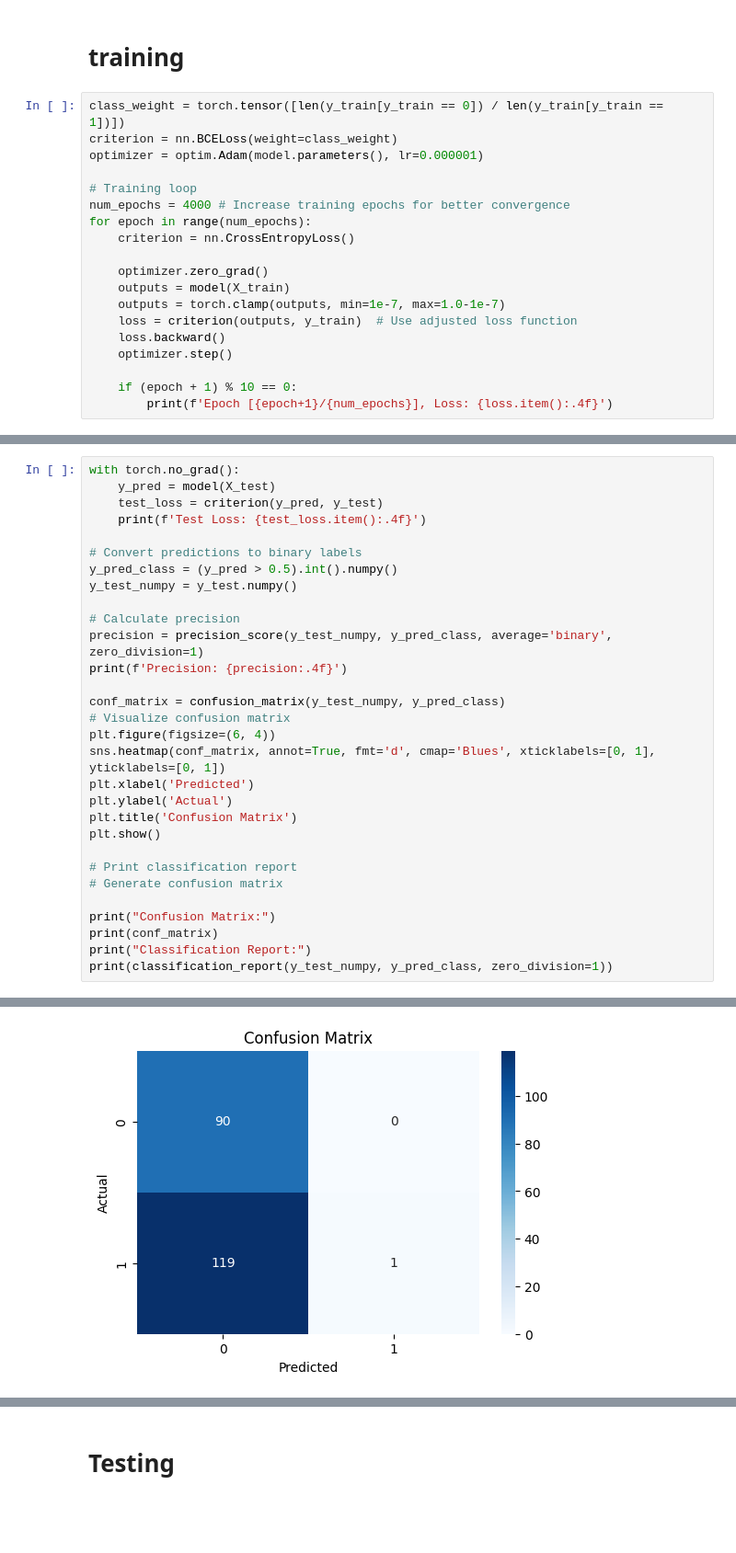
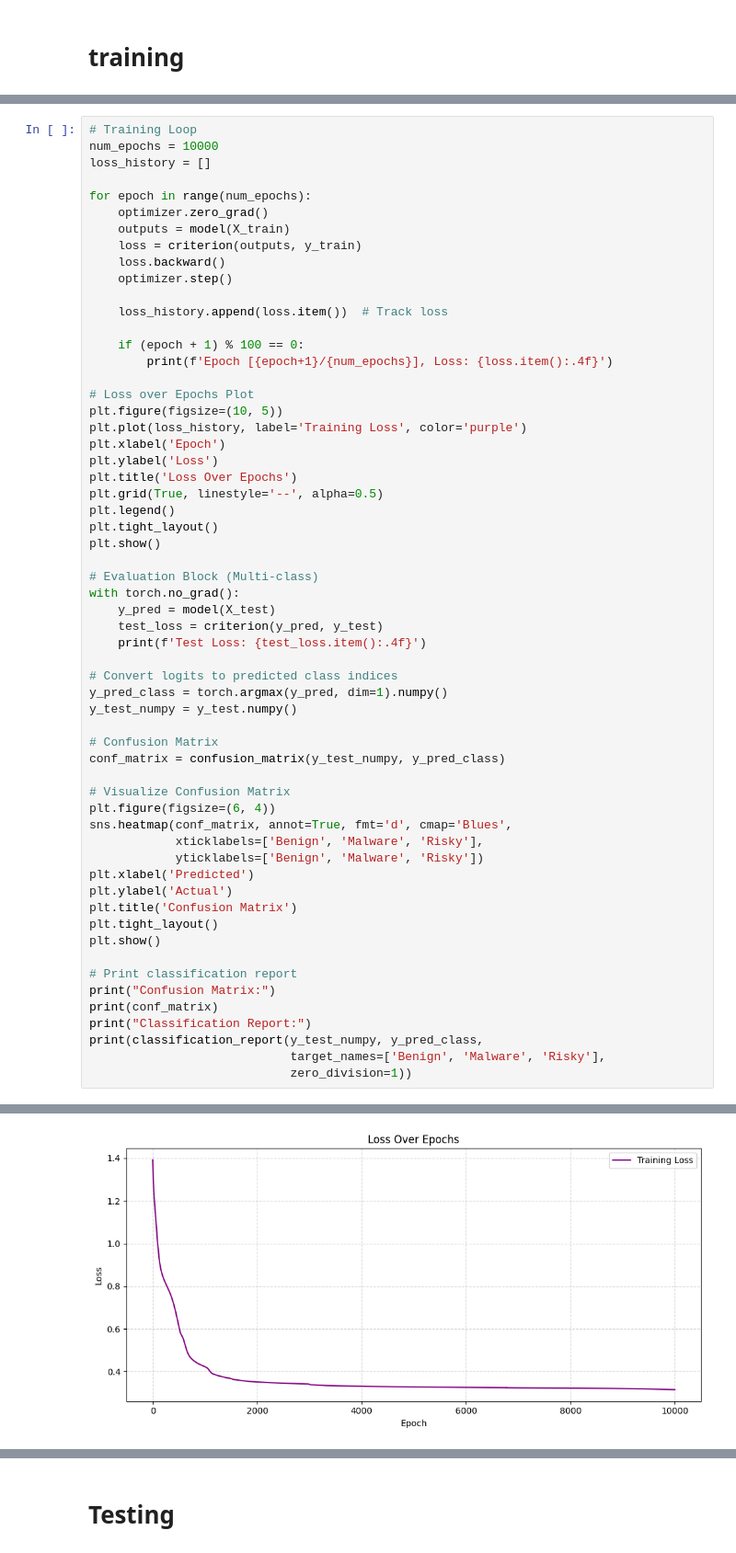
Before and after one commit to gentlsnek/AndroFuzz-MLC, a Jupyter notebook: model4_multiclass.ipynb, the cells around one changed output, grey strips where cells are left out. Shown at 92% size. Drawn from its saved outputs; the diff is of its cells as text; blank space fills up the shorter version.

```diff
--- a/model4_multiclass.ipynb
+++ b/model4_multiclass.ipynb
@@ -122,21 +131,2 @@ model = ANFIS(input_dim, num_rules)
 # %% [markdown]
 # training
-# %%
-class_weight = torch.tensor([len(y_train[y_train == 0]) / len(y_train[y_train == 1])])
-criterion = nn.BCELoss(weight=class_weight)
-optimizer = optim.Adam(model.parameters(), lr=0.000001)
-
-# Training loop
-num_epochs = 4000 # Increase training epochs for better convergence
-for epoch in range(num_epochs):
-    criterion = nn.CrossEntropyLoss()
-
-    optimizer.zero_grad()
-    outputs = model(X_train)
-    outputs = torch.clamp(outputs, min=1e-7, max=1.0-1e-7)
-    loss = criterion(outputs, y_train)  # Use adjusted loss function
-    loss.backward()
-    optimizer.step()
-
-    if (epoch + 1) % 10 == 0:
-        print(f'Epoch [{epoch+1}/{num_epochs}], Loss: {loss.item():.4f}')
@@ -161,31 +133,60 @@ Epoch [4000/4000], Loss: 1734.0507
 # %%
+# Training Loop
+num_epochs = 10000
+loss_history = []
+
+for epoch in range(num_epochs):
+    optimizer.zero_grad()
+    outputs = model(X_train)
+    loss = criterion(outputs, y_train)
+    loss.backward()
+    optimizer.step()
+
+    loss_history.append(loss.item())  # Track loss
+
+    if (epoch + 1) % 100 == 0:
+        print(f'Epoch [{epoch+1}/{num_epochs}], Loss: {loss.item():.4f}')
+
+# Loss over Epochs Plot
+plt.figure(figsize=(10, 5))
+plt.plot(loss_history, label='Training Loss', color='purple')
+plt.xlabel('Epoch')
+plt.ylabel('Loss')
+plt.title('Loss Over Epochs')
+plt.grid(True, linestyle='--', alpha=0.5)
+plt.legend()
+plt.tight_layout()
+plt.show()
+
+# Evaluation Block (Multi-class)
 with torch.no_grad():
     y_pred = model(X_test)
     test_loss = criterion(y_pred, y_test)
     print(f'Test Loss: {test_loss.item():.4f}')
 
-# Convert predictions to binary labels
-y_pred_class = (y_pred > 0.5).int().numpy()
+# Convert logits to predicted class indices
+y_pred_class = torch.argmax(y_pred, dim=1).numpy()
 y_test_numpy = y_test.numpy()
 
-# Calculate precision
-precision = precision_score(y_test_numpy, y_pred_class, average='binary', zero_division=1)
-print(f'Precision: {precision:.4f}')
+# Confusion Matrix
+conf_matrix = confusion_matrix(y_test_numpy, y_pred_class)
 
-conf_matrix = confusion_matrix(y_test_numpy, y_pred_class)
-# Visualize confusion matrix
+# Visualize Confusion Matrix
 plt.figure(figsize=(6, 4))
-sns.heatmap(conf_matrix, annot=True, fmt='d', cmap='Blues', xticklabels=[0, 1], yticklabels=[0, 1])
+sns.heatmap(conf_matrix, annot=True, fmt='d', cmap='Blues',
+            xticklabels=['Benign', 'Malware', 'Risky'],
+            yticklabels=['Benign', 'Malware', 'Risky'])
 plt.xlabel('Predicted')
 plt.ylabel('Actual')
 plt.title('Confusion Matrix')
+plt.tight_layout()
 plt.show()
 
 # Print classification report
-# Generate confusion matrix
-
 print("Confusion Matrix:")
 print(conf_matrix)
 print("Classification Report:")
-print(classification_report(y_test_numpy, y_pred_class, zero_division=1))
+print(classification_report(y_test_numpy, y_pred_class,
+                            target_names=['Benign', 'Malware', 'Risky'],
+                            zero_division=1))
 # %% [output]
@@ -194 +210 @@ Precision: 1.0000
-[figure, old version]
+[figure, new version]
```
Also changed, not shown: parts of 13 cells of this notebook.
